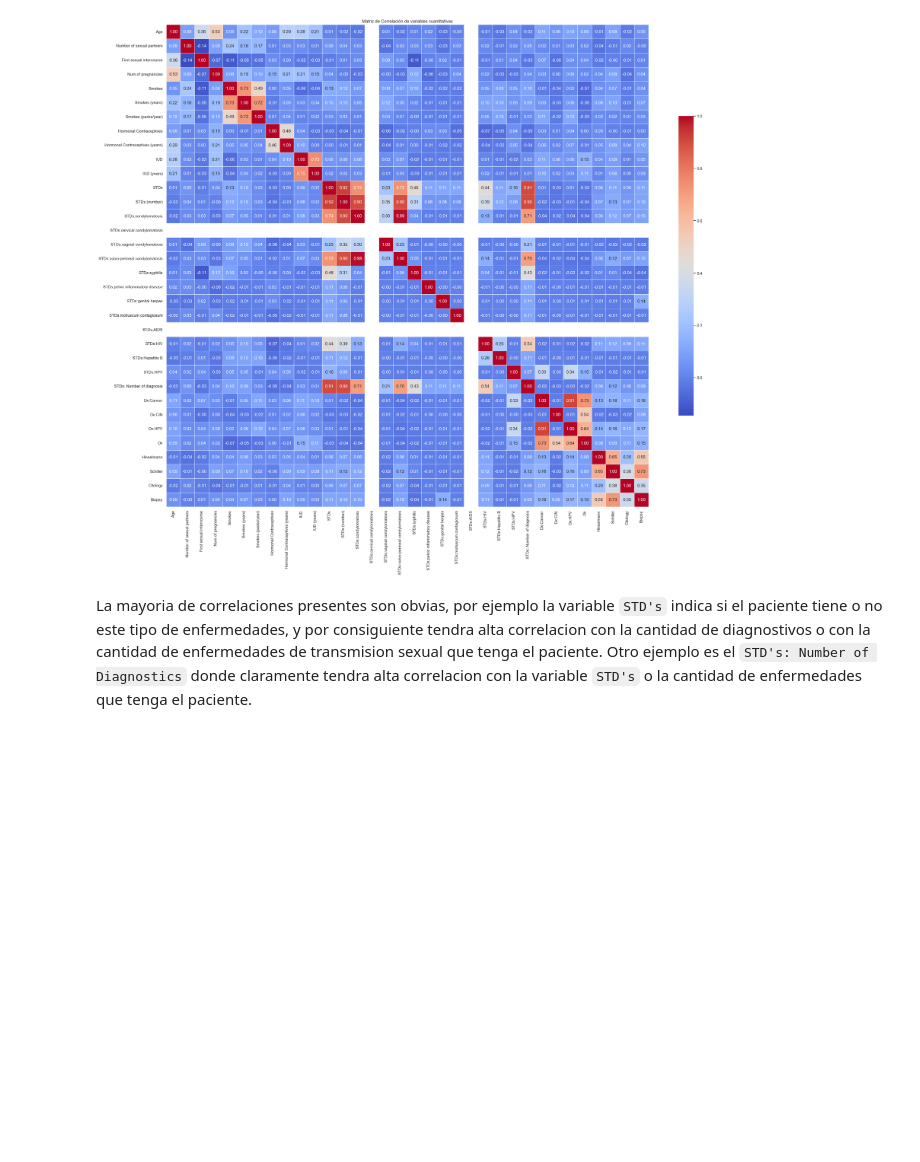
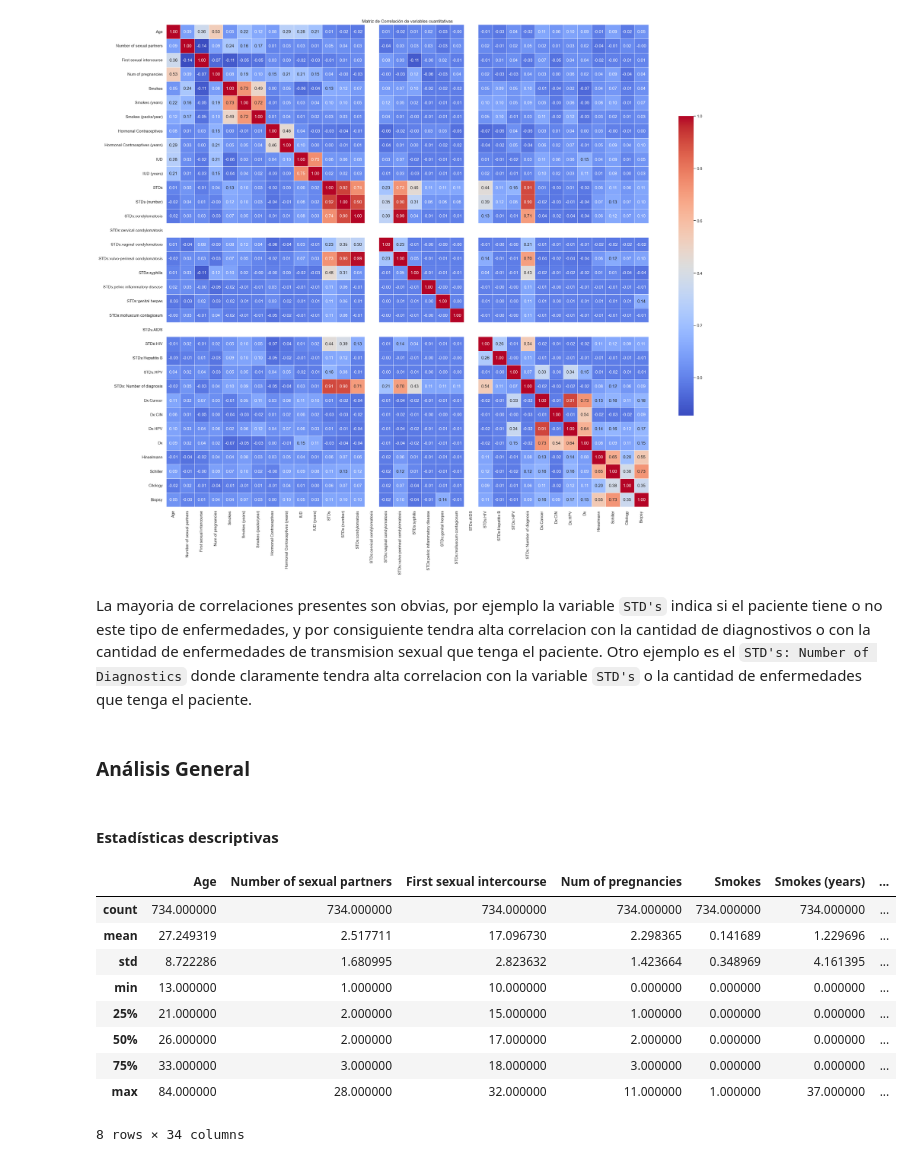
Before and after one commit to LeivaDiego/DataScience-Lab1, a Jupyter notebook: cervical_cancer.ipynb, the cells around one changed output. Saved outputs shown, nothing was run; the diff lists cells and outputs as text; code cells hidden in the pictures; blank space fills up the shorter version.

Commit message:
Estadistica descriptiva

```diff
--- a/cervical_cancer.ipynb
+++ b/cervical_cancer.ipynb
@@ -405,3 +408,20 @@ plt.show()
 # %% [markdown]
 La mayoria de correlaciones presentes son obvias, por ejemplo la variable `STD's` indica si el paciente tiene o no este tipo de enfermedades, y por consiguiente tendra alta correlacion con la cantidad de diagnostivos o con la cantidad de enfermedades de transmision sexual que tenga el paciente.
 Otro ejemplo es el `STD's: Number of Diagnostics` donde claramente tendra alta correlacion con la variable `STD's` o la cantidad de enfermedades que tenga el paciente.
+# %% [markdown]
+### Análisis General
+# %% [markdown]
+#### Estadísticas descriptivas
+# %%
+data_clean.describe()
+# %% [output]
+|  | Age | Number of sexual partners | First sexual intercourse | Num of pregnancies | Smokes | Smokes (years) | ... |
+| count | 734.000000 | 734.000000 | 734.000000 | 734.000000 | 734.000000 | 734.000000 | ... |
+| mean | 27.249319 | 2.517711 | 17.096730 | 2.298365 | 0.141689 | 1.229696 | ... |
+| std | 8.722286 | 1.680995 | 2.823632 | 1.423664 | 0.348969 | 4.161395 | ... |
+| min | 13.000000 | 1.000000 | 10.000000 | 0.000000 | 0.000000 | 0.000000 | ... |
+| 25% | 21.000000 | 2.000000 | 15.000000 | 1.000000 | 0.000000 | 0.000000 | ... |
+| 50% | 26.000000 | 2.000000 | 17.000000 | 2.000000 | 0.000000 | 0.000000 | ... |
+| 75% | 33.000000 | 3.000000 | 18.000000 | 3.000000 | 0.000000 | 0.000000 | ... |
+| max | 84.000000 | 28.000000 | 32.000000 | 11.000000 | 1.000000 | 37.000000 | ... |
+8 rows × 34 columns
```
Also changed, not shown: parts of 6 cells of this notebook.
